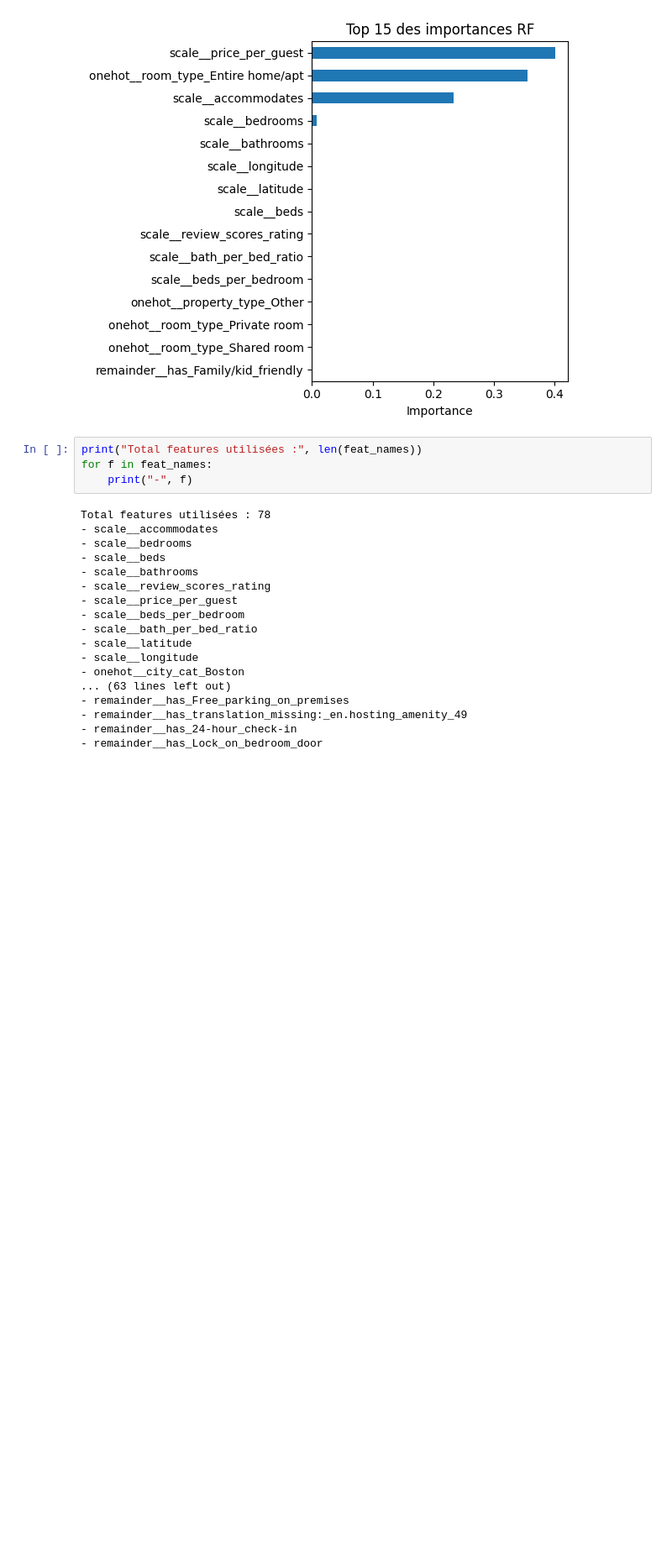
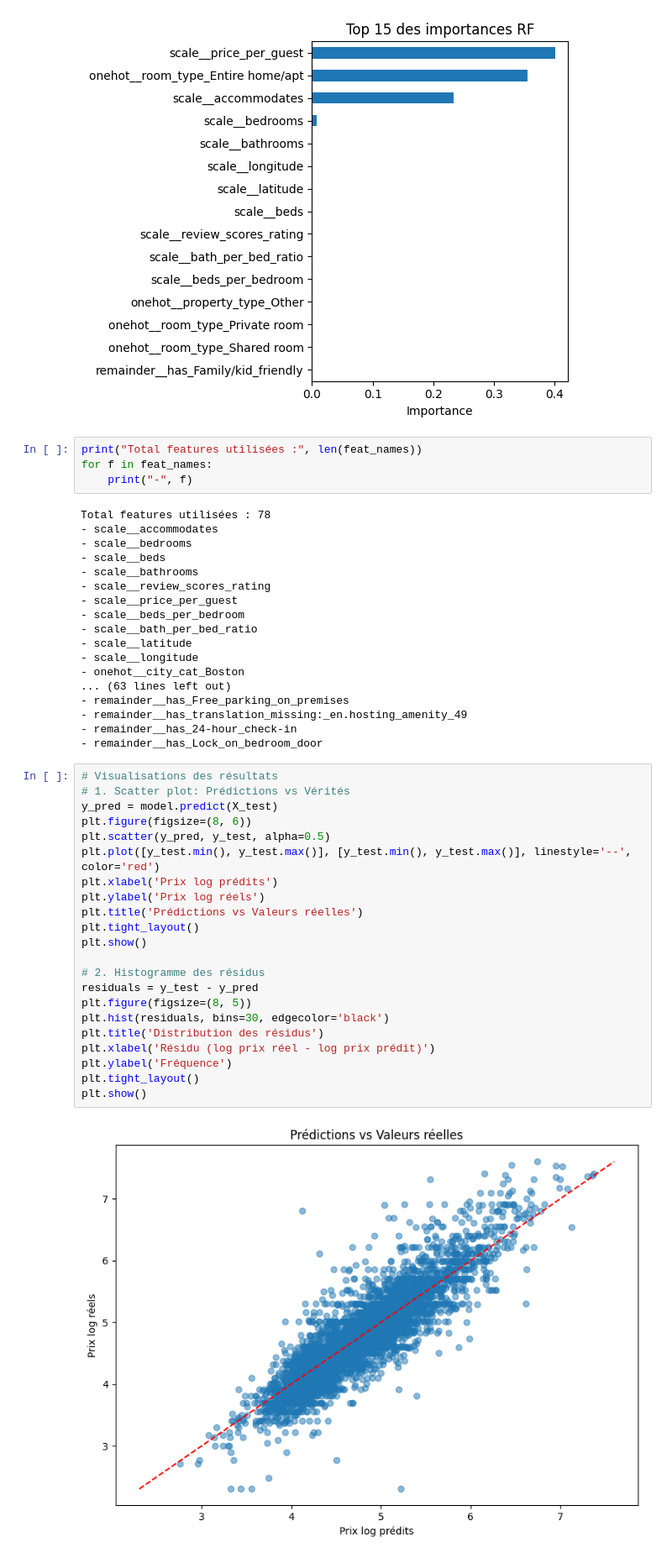
Before and after one commit to aure2004/Projet-Analyse-de-Donee, a Jupyter notebook: test_final.ipynb, the cells around one changed output. Shown at 84% size. Cells and saved outputs as stored; diff of their text form; blank space fills up the shorter version.

Commit message:
garder test final

```diff
--- a/test_final.ipynb
+++ b/test_final.ipynb
@@ -306,3 +391,27 @@ Total features utilisées : 78
 - remainder__has_translation_missing:_en.hosting_amenity_49
 - remainder__has_24-hour_check-in
 - remainder__has_Lock_on_bedroom_door
+# %%
+# Visualisations des résultats
+# 1. Scatter plot: Prédictions vs Vérités
+y_pred = model.predict(X_test)
+plt.figure(figsize=(8, 6))
+plt.scatter(y_pred, y_test, alpha=0.5)
+plt.plot([y_test.min(), y_test.max()], [y_test.min(), y_test.max()], linestyle='--', color='red')
+plt.xlabel('Prix log prédits')
+plt.ylabel('Prix log réels')
+plt.title('Prédictions vs Valeurs réelles')
+plt.tight_layout()
+plt.show()
+
+# 2. Histogramme des résidus
+residuals = y_test - y_pred
+plt.figure(figsize=(8, 5))
+plt.hist(residuals, bins=30, edgecolor='black')
+plt.title('Distribution des résidus')
+plt.xlabel('Résidu (log prix réel - log prix prédit)')
+plt.ylabel('Fréquence')
+plt.tight_layout()
+plt.show()
+# %% [output]
+[figure, added]
```
Also changed, not shown: parts of 2 cells of this notebook, 1 other file.
